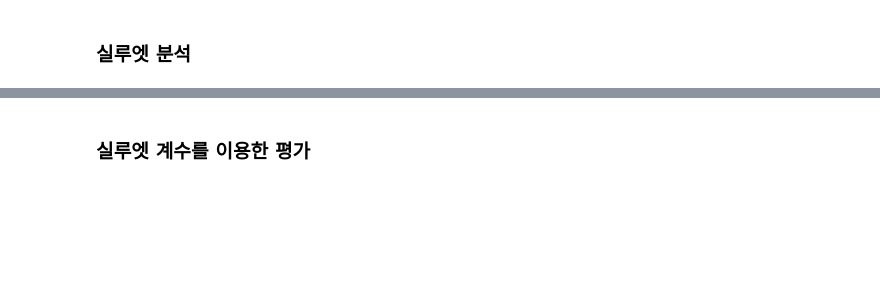
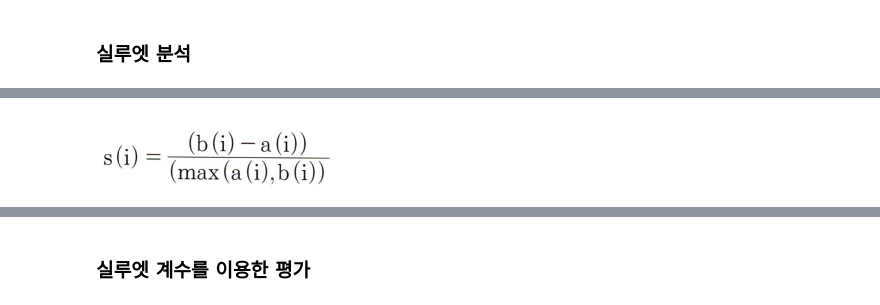
Before and after one commit to JaehonxKIM/StudyMechineLearning, a Jupyter notebook: 머신러닝 개요/6_머신러닝_비지도학습_군집(Clustering).ipynb, the cells around one changed output, grey strips where cells are left out. Cells and saved outputs as stored; diff of their text form; code cells hidden in the pictures; blank space fills up the shorter version.

```diff
--- a/머신러닝 개요/6_머신러닝_비지도학습_군집(Clustering).ipynb
+++ b/머신러닝 개요/6_머신러닝_비지도학습_군집(Clustering).ipynb
@@ -66,0 +334,4 @@ iris_df.head(1)
+# %%
+Image('/content/drive/MyDrive/0406_res/cluster_실루엣_2.png')
+# %% [output]
+[figure, added]
```
Also changed, not shown: parts of 65 cells of this notebook, 2 other files.
